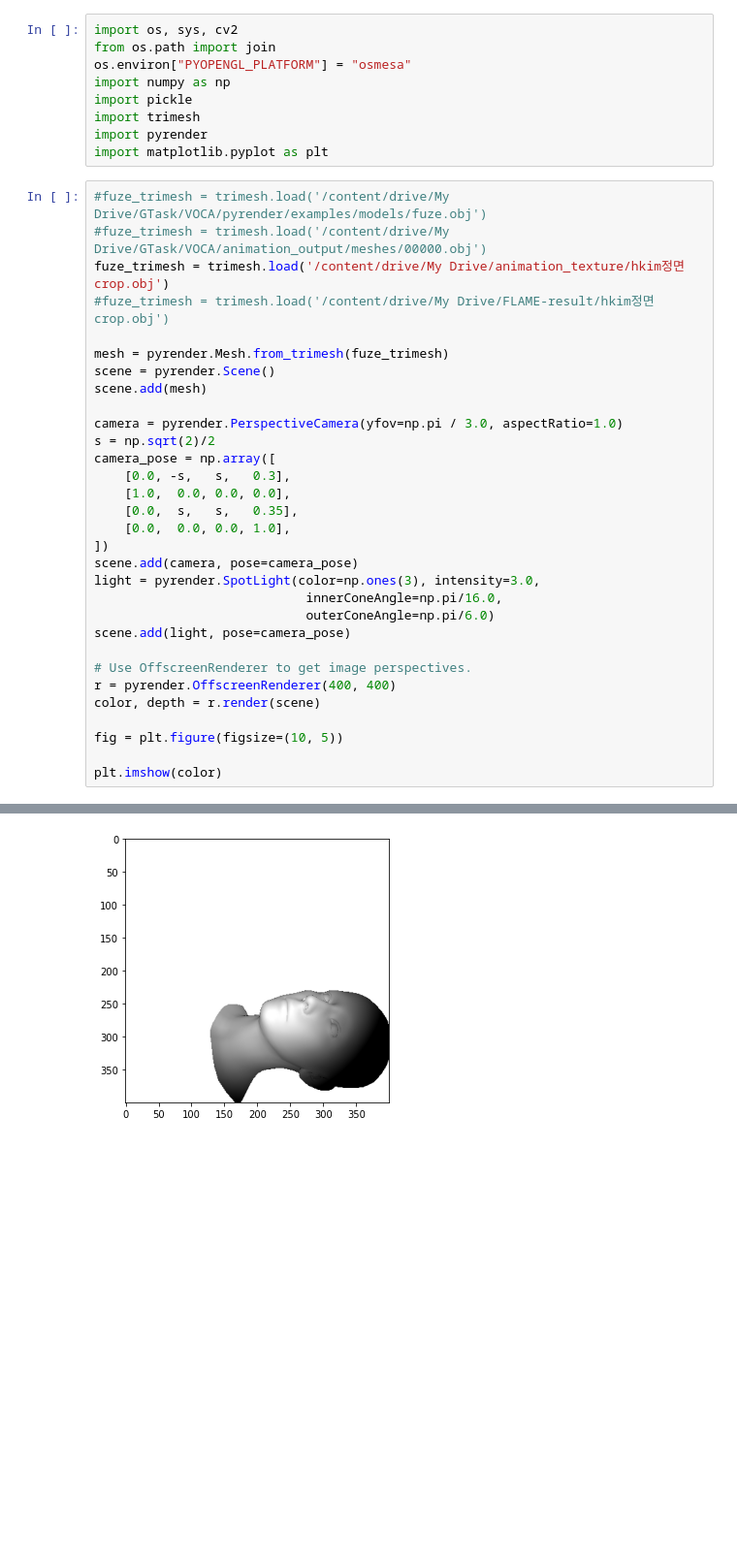
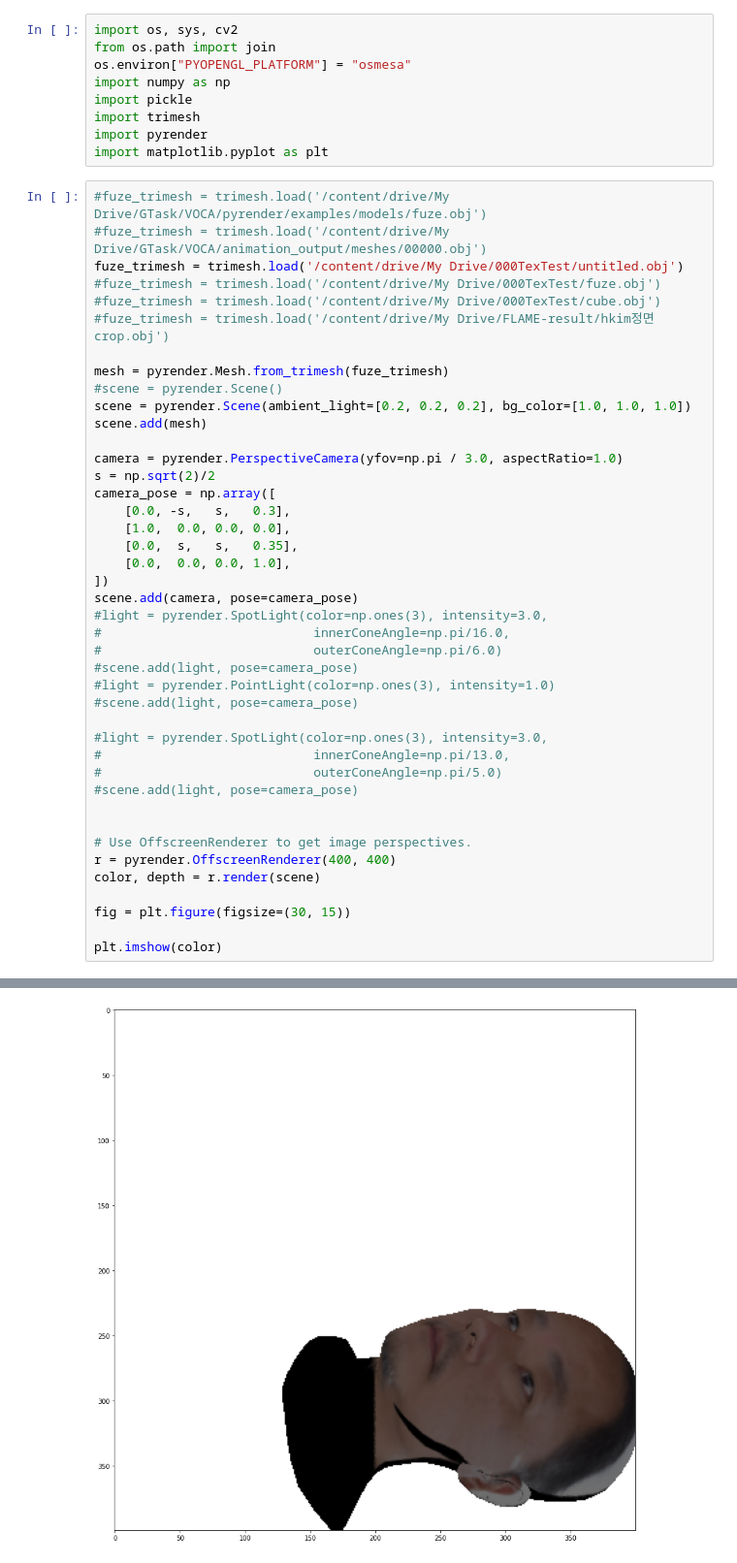
Before and after one commit to secutron/RunTime, a Jupyter notebook: GPipe0View.ipynb, the cells around one changed output, grey strips where cells are left out. Shown at 97% size. Saved outputs shown, nothing was run; the diff lists cells and outputs as text; blank space fills up the shorter version.

```diff
--- a/GPipe0View.ipynb
+++ b/GPipe0View.ipynb
@@ -22,34 +22,45 @@ import matplotlib.pyplot as plt
 # %%
 #fuze_trimesh = trimesh.load('/content/drive/My Drive/GTask/VOCA/pyrender/examples/models/fuze.obj')
 #fuze_trimesh = trimesh.load('/content/drive/My Drive/GTask/VOCA/animation_output/meshes/00000.obj')
-fuze_trimesh = trimesh.load('/content/drive/My Drive/animation_texture/hkim정면crop.obj')
+fuze_trimesh = trimesh.load('/content/drive/My Drive/000TexTest/untitled.obj')
+#fuze_trimesh = trimesh.load('/content/drive/My Drive/000TexTest/fuze.obj')
+#fuze_trimesh = trimesh.load('/content/drive/My Drive/000TexTest/cube.obj')
 #fuze_trimesh = trimesh.load('/content/drive/My Drive/FLAME-result/hkim정면crop.obj')
 
 mesh = pyrender.Mesh.from_trimesh(fuze_trimesh)
-scene = pyrender.Scene()
+#scene = pyrender.Scene()
+scene = pyrender.Scene(ambient_light=[0.2, 0.2, 0.2], bg_color=[1.0, 1.0, 1.0])
 scene.add(mesh)
 
 camera = pyrender.PerspectiveCamera(yfov=np.pi / 3.0, aspectRatio=1.0)
 s = np.sqrt(2)/2
 camera_pose = np.array([
     [0.0, -s,   s,   0.3],
     [1.0,  0.0, 0.0, 0.0],
     [0.0,  s,   s,   0.35],
     [0.0,  0.0, 0.0, 1.0],
 ])
 scene.add(camera, pose=camera_pose)
-light = pyrender.SpotLight(color=np.ones(3), intensity=3.0,
-                            innerConeAngle=np.pi/16.0,
-                            outerConeAngle=np.pi/6.0)
-scene.add(light, pose=camera_pose)
+#light = pyrender.SpotLight(color=np.ones(3), intensity=3.0,
+#                            innerConeAngle=np.pi/16.0,
+#                            outerConeAngle=np.pi/6.0)
+#scene.add(light, pose=camera_pose)
+#light = pyrender.PointLight(color=np.ones(3), intensity=1.0)
+#scene.add(light, pose=camera_pose)
+
+#light = pyrender.SpotLight(color=np.ones(3), intensity=3.0,
+#                            innerConeAngle=np.pi/13.0,
+#                            outerConeAngle=np.pi/5.0)
+#scene.add(light, pose=camera_pose)
+
 
 # Use OffscreenRenderer to get image perspectives.
 r = pyrender.OffscreenRenderer(400, 400)
 color, depth = r.render(scene)
 
-fig = plt.figure(figsize=(10, 5))
+fig = plt.figure(figsize=(30, 15))
 
 plt.imshow(color)
 # %% [output]
 <matplotlib.image.AxesImage at 0x...>
-[figure, old version]
+[figure, new version]
```
